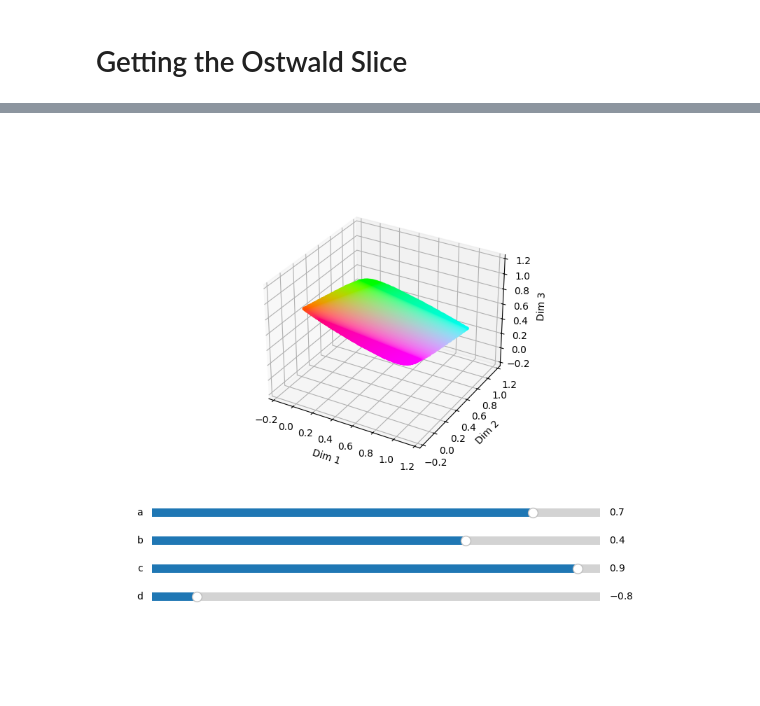
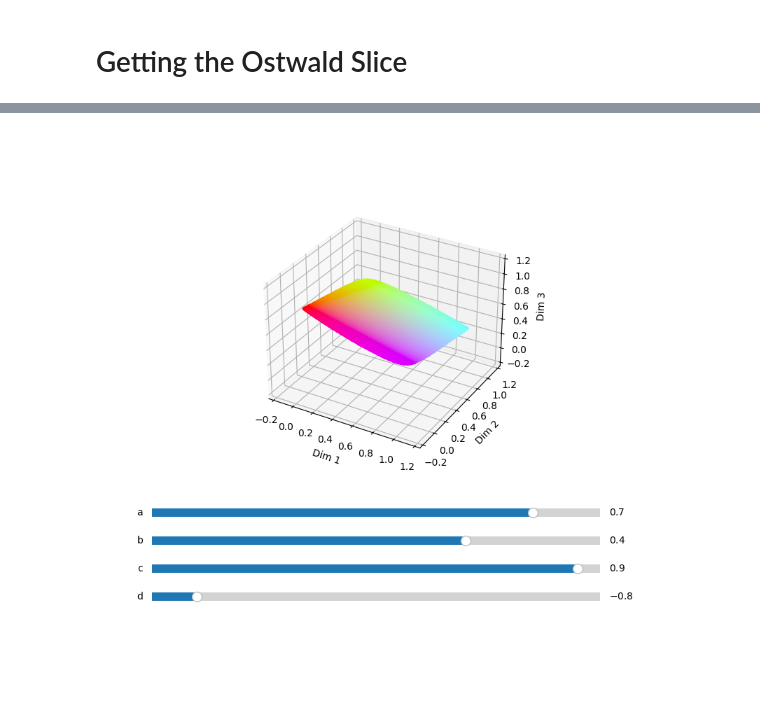
Before and after one commit to Object-Color-Solid-Render/ocsr-theory, a Jupyter notebook: ocs_slicing/ocs_slicing.ipynb, the cells around one changed output, grey strips where cells are left out. Drawn from its saved outputs; the diff is of its cells as text; code cells hidden in the pictures.

```diff
--- a/ocs_slicing/ocs_slicing.ipynb
+++ b/ocs_slicing/ocs_slicing.ipynb
@@ -122,7 +113,7 @@ for i in range(1, n):
         faces[((i - 1) * n) + j, 1] = vertices[i - 1, (j + 1) % n]
         faces[((i - 1) * n) + j, 2] = vertices[i, (j + 1) % n]
         faces[((i - 1) * n) + j, 3] = vertices[i + 1, j]
-        face_colors[(i - 1) * n + j] = xyz_to_rgb(lms_to_xyz(vertices[i, j]))
+        face_colors[(i - 1) * n + j] = lms_to_rgb(vertices[i, j])
 # %%
 fig = plt.figure()
 ax = fig.add_subplot(111, projection='3d')
@@ -182,15 +173,13 @@ for i in range(edges.shape[0]):
         i_point = ((1 - t) * p1) + (t * p2)
         intersection_points.append(i_point)
 assert len(intersection_points) > 0, "No intersection points"
-intersection_rgb = [xyz_to_rgb(lms_to_xyz(i_point)) for i_point in intersection_points]
+intersection_rgb = [lms_to_rgb(i_point) for i_point in intersection_points]
 
 # In the end, we obtain an array of points along the boundary of the intersection and their RGB values.
 intersection_points = np.array(intersection_points)
 intersection_rgb = np.array(intersection_rgb)
 # %%
-# We then connect these vertices together to form the outline of the intersection.
-# We do this by first projecting the points onto the 2D plane and then finding the convex hull of the points.
-# We then connect adjacent vertices with edges.
+# Given the normal of the plane, find two orthogonal vectors that lie on the plane.
 def find_orthogonal_vectors(normal):
     n = normal / np.linalg.norm(normal)
     # Create a vector that is not collinear with the normal
@@ -203,10 +192,17 @@ def find_orthogonal_vectors(normal):
     vec_b = np.cross(n, vec_a)
     vec_b /= np.linalg.norm(vec_b)
     return vec_a, vec_b
+
+# We then connect these vertices together to form the outline of the intersection.
+# We do this by first projecting the points onto the 2D plane and then finding the convex hull of those points.
 vec_a, vec_b = find_orthogonal_vectors(np.array([a, b, c]))
 projection_matrix = np.vstack((vec_a, vec_b))
-projected_intersection_points = np.matmul(projection_matrix, intersection_points.T).T
+projected_intersection_points = intersection_points @ projection_matrix.T
 hull = ConvexHull(projected_intersection_points)
+
+# ConvexHull tells us the points that make up the convex hull.
+# We then create edges that connect adjacent points along the boundary.
+# These edges then make up the boundary of the intersection.
 boundary_edges = []
 boundary_colors = []
 for i in range(len(hull.vertices)):
@@ -221,7 +217,8 @@ boundary_color = np.array(boundary_colors)
 # We create a 2D meshgrid with a total of density * density points.
 # We check if the normal of the plane predominantly points in the x, y or z direction.
 # We then create a meshgrid perpendicular to that direction and project those points onto the plane.
-# This is for numerical stability reasons.
+# This is important because imagine if we had a plane whose normal is perpendicular to the z-axis
+# and our sample grid lies on the xy-plane, then we wouldn't be able to project the grid onto the plane.
 density = 200
 if max(abs(a), abs(b), abs(c)) == abs(c):
     x = np.linspace(np.min(boundary_edges[:, :, 0]), np.max(boundary_edges[:, :, 0]), density)
@@ -244,14 +241,16 @@ else:
 # Filters out points outside the boundary of the intersection using our convex hull.
 # We then convert each of those points' LMS coordinates to RGB colors.
 points = np.column_stack((X.ravel(), Y.ravel(), Z.ravel()))
-projected_points = points @ projection_matrix.T
+projected_points = points @ projection_matrix.T # Project grid onto intersection grid.
 delaunay = Delaunay(projected_intersection_points)
-inside_mask = delaunay.find_simplex(projected_points) >= 0
+inside_mask = delaunay.find_simplex(projected_points) >= 0 # Create a mask that only keeps points on the interior of the boundary.
 X_inside = X[inside_mask.reshape(X.shape)]
 Y_inside = Y[inside_mask.reshape(Y.shape)]
 Z_inside = Z[inside_mask.reshape(Z.shape)]
+
+# These are the sampled points on the slice, with its coordinates and color.
 points_inside = np.column_stack((X_inside, Y_inside, Z_inside))
-point_colors = xyz_to_rgb(lms_to_xyz(points_inside.T)).T
+point_colors = lms_to_rgb(points_inside.T).T
 # %%
 fig = plt.figure()
 ax = fig.add_subplot(111, projection='3d')
@@ -320,7 +322,7 @@ def update(val):
             intersection_points.append(i_point)
     if len(intersection_points) == 0:
         return
-    intersection_rgb = [xyz_to_rgb(lms_to_xyz(i_point)) for i_point in intersection_points]
+    intersection_rgb = [lms_to_rgb(i_point) for i_point in intersection_points]
     intersection_points = np.array(intersection_points)
     intersection_rgb = np.array(intersection_rgb)
 
@@ -338,7 +340,7 @@ def update(val):
         return vec_a, vec_b
     vec_a, vec_b = find_orthogonal_vectors(np.array([a, b, c]))
     projection_matrix = np.vstack((vec_a, vec_b))
-    projected_intersection_points = np.matmul(projection_matrix, intersection_points.T).T
+    projected_intersection_points = intersection_points @ projection_matrix.T
     hull = ConvexHull(projected_intersection_points)
     boundary_edges = []
     boundary_colors = []
@@ -371,32 +373,32 @@ def update(val):
         raise ValueError
     points = np.column_stack((X.ravel(), Y.ravel(), Z.ravel()))
     projected_points = points @ projection_matrix.T
     inside_mask = delaunay.find_simplex(projected_points) >= 0
     X_inside = X[inside_mask.reshape(X.shape)]
     Y_inside = Y[inside_mask.reshape(Y.shape)]
     Z_inside = Z[inside_mask.reshape(Z.shape)]
     points_inside = np.column_stack((X_inside, Y_inside, Z_inside))
-    point_colors = xyz_to_rgb(lms_to_xyz(points_inside.T)).T
+    point_colors = lms_to_rgb(points_inside.T).T
 
     scatter._offsets3d = (X_inside, Y_inside, Z_inside)
     scatter.set_color(point_colors)
 
     fig.canvas.draw_idle()  # Redraw the plot
 
 # Connect the update function to each slider
 a_slider.on_changed(update)
 b_slider.on_changed(update)
 c_slider.on_changed(update)
 d_slider.on_changed(update)
 
 ax.set_xlabel('Dim 1')
 ax.set_ylabel('Dim 2')
 ax.set_zlabel('Dim 3')
 
 ax.set_xlim([-0.25, 1.25])
 ax.set_ylim([-0.25, 1.25])
 ax.set_zlim([-0.25, 1.25])
 
 plt.show()
 # %% [output]
-[figure, old version]
+[figure, new version]
```
Also changed, not shown: parts of 4 cells of this notebook, 3 other files.
